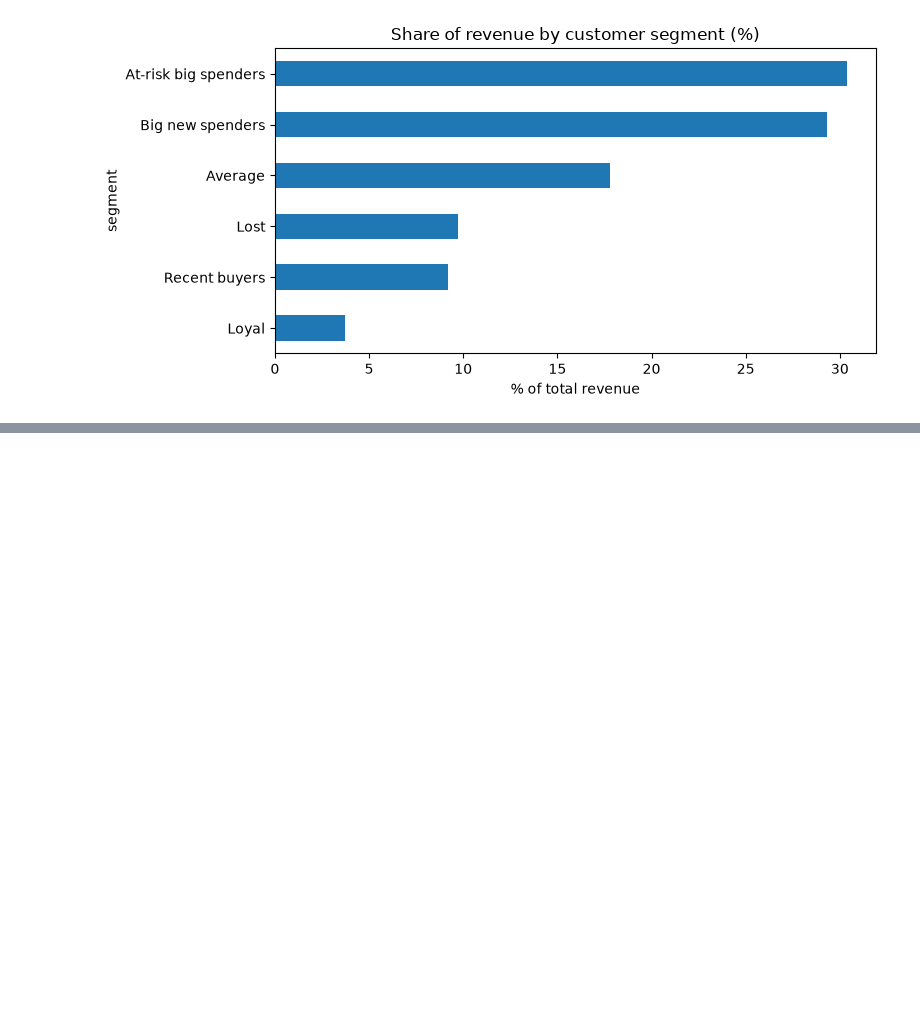
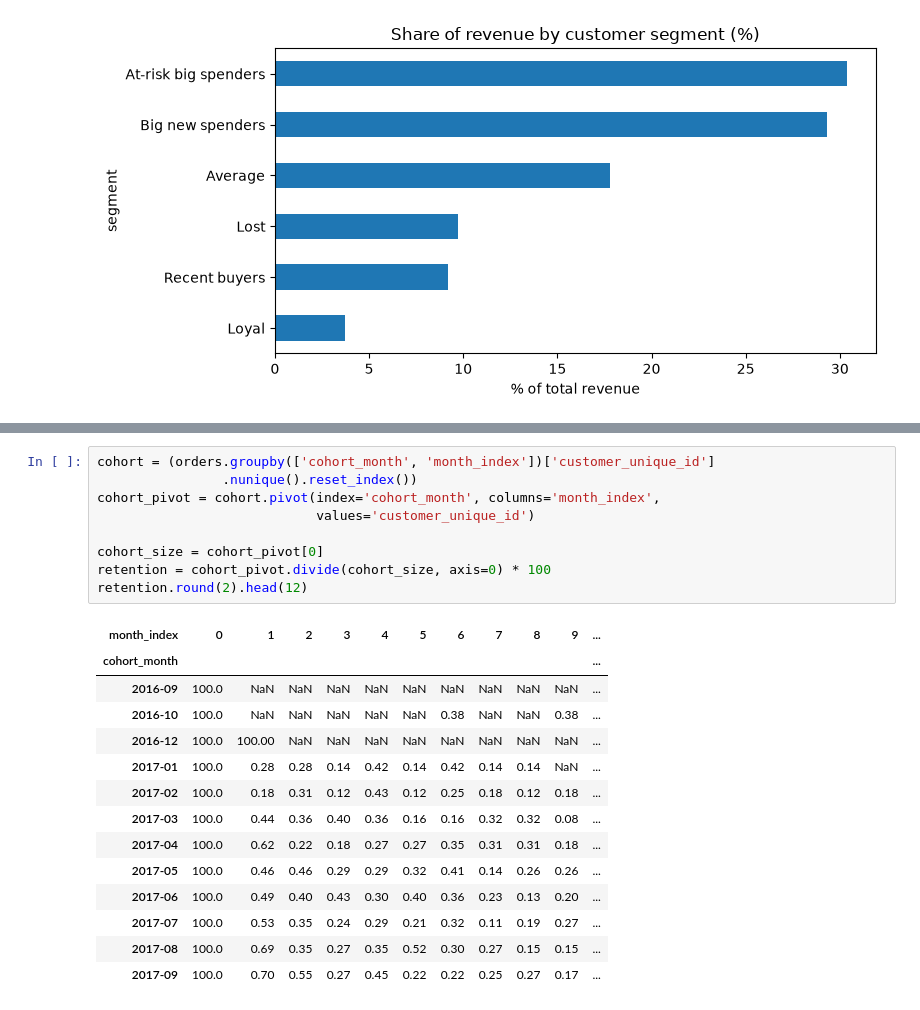
Before and after one commit to Laxman335/Customer-retention-analytics, a Jupyter notebook: notebooks/01_rfm_analysis.ipynb, the cells around one changed output, grey strips where cells are left out. Saved outputs shown, nothing was run; the diff lists cells and outputs as text; blank space fills up the shorter version.

```diff
--- a/notebooks/01_rfm_analysis.ipynb
+++ b/notebooks/01_rfm_analysis.ipynb
@@ -152,0 +168,24 @@ plt.show()
+# %%
+cohort = (orders.groupby(['cohort_month', 'month_index'])['customer_unique_id']
+                .nunique().reset_index())
+cohort_pivot = cohort.pivot(index='cohort_month', columns='month_index',
+                            values='customer_unique_id')
+
+cohort_size = cohort_pivot[0]
+retention = cohort_pivot.divide(cohort_size, axis=0) * 100
+retention.round(2).head(12)
+# %% [output]
+| month_index | 0 | 1 | 2 | 3 | 4 | 5 | 6 | 7 | 8 | 9 | ... |
+| cohort_month |  |  |  |  |  |  |  |  |  |  | ... |
+| 2016-09 | 100.0 | NaN | NaN | NaN | NaN | NaN | NaN | NaN | NaN | NaN | ... |
+| 2016-10 | 100.0 | NaN | NaN | NaN | NaN | NaN | 0.38 | NaN | NaN | 0.38 | ... |
+| 2016-12 | 100.0 | 100.00 | NaN | NaN | NaN | NaN | NaN | NaN | NaN | NaN | ... |
+| 2017-01 | 100.0 | 0.28 | 0.28 | 0.14 | 0.42 | 0.14 | 0.42 | 0.14 | 0.14 | NaN | ... |
+| 2017-02 | 100.0 | 0.18 | 0.31 | 0.12 | 0.43 | 0.12 | 0.25 | 0.18 | 0.12 | 0.18 | ... |
+| 2017-03 | 100.0 | 0.44 | 0.36 | 0.40 | 0.36 | 0.16 | 0.16 | 0.32 | 0.32 | 0.08 | ... |
+| 2017-04 | 100.0 | 0.62 | 0.22 | 0.18 | 0.27 | 0.27 | 0.35 | 0.31 | 0.31 | 0.18 | ... |
+| 2017-05 | 100.0 | 0.46 | 0.46 | 0.29 | 0.29 | 0.32 | 0.41 | 0.14 | 0.26 | 0.26 | ... |
+| 2017-06 | 100.0 | 0.49 | 0.40 | 0.43 | 0.30 | 0.40 | 0.36 | 0.23 | 0.13 | 0.20 | ... |
+| 2017-07 | 100.0 | 0.53 | 0.35 | 0.24 | 0.29 | 0.21 | 0.32 | 0.11 | 0.19 | 0.27 | ... |
+| 2017-08 | 100.0 | 0.69 | 0.35 | 0.27 | 0.35 | 0.52 | 0.30 | 0.27 | 0.15 | 0.15 | ... |
+| 2017-09 | 100.0 | 0.70 | 0.55 | 0.27 | 0.45 | 0.22 | 0.22 | 0.25 | 0.27 | 0.17 | ... |
```
Also changed, not shown: parts of 2 cells of this notebook, 1 other file.
